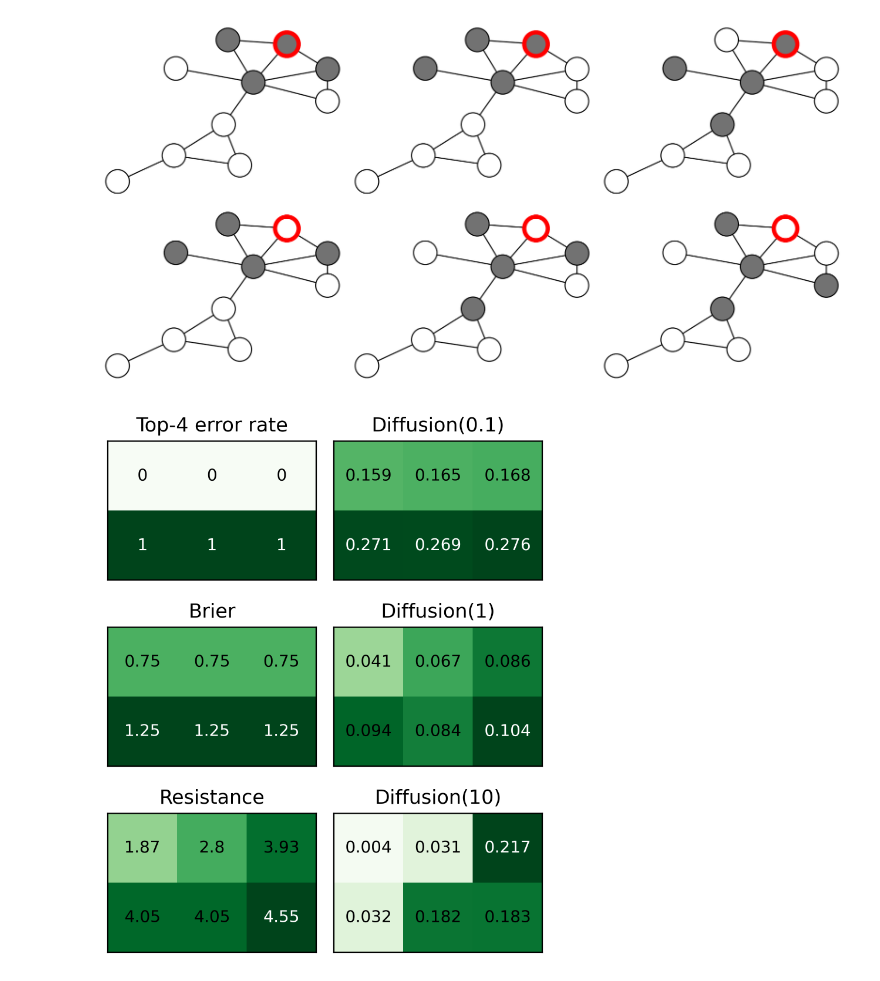
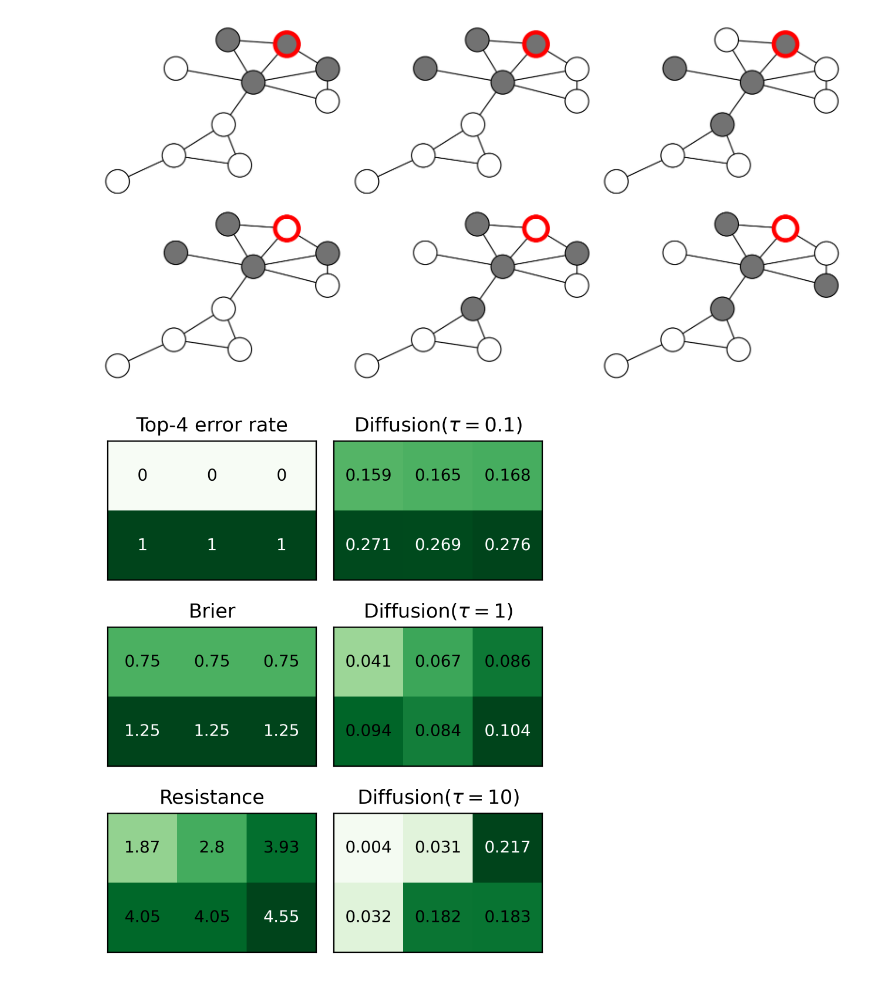
Before and after one commit to lo-hfk/proper-graph-scoring-rules, a Jupyter notebook: examples/NodeSelectionExamples_AbstractNetSci26.ipynb, the cells around one changed output. Cells and saved outputs as stored; diff of their text form; code cells hidden in the pictures.

Commit message:
improved netsci plot

```diff
--- a/examples/NodeSelectionExamples_AbstractNetSci26.ipynb
+++ b/examples/NodeSelectionExamples_AbstractNetSci26.ipynb
@@ -439,6 +439,9 @@ for col in range(axs.shape[1]):
             param_str = ""
         else:
             method_name = f"{name}_score"
+        if name in ["diffusion"]:
+            number = param_str[1:-1]
+            param_str = r'($\tau=$' + number + ')'
         method_specs = str.capitalize(f"{name}{param_str}".replace(", positive", ""))
 
 
@@ -457,34 +460,34 @@ for col in range(axs.shape[1]):
 
         ax.imshow(data_no_inf, vmin=0, vmax=vmax, cmap="Greens")
 
         for i in range(data.shape[0]):
             for j in range(data.shape[1]):
                 val = data[i, j]
                 text_color = "white" if val / vmax > 0.9 else "black"
 
                 # Format to 3 significant digits, then truncate decimals if needed
                 formatted = f"{val:.3g}"
                 # Convert scientific notation like 1.23e+04 to 12300
                 if 'e' in formatted:
                     # Keep it as is for scientific notation
                     pass
                 else:
                     # Round to max 3 decimal places
                     formatted = f"{float(formatted):.3f}".rstrip('0').rstrip('.')
 
                 ax.text(j, i, formatted,
                          ha="center", va="center", color=text_color)
 
         ax.set_title(method_specs)
         ax.get_yaxis().set_visible(False)
         ax.get_xaxis().set_visible(False)
 
 plt.tight_layout()
 
 plt.savefig("images/toy_table_vert.pdf", format="pdf")
 plt.show()
 # %% [output]
-[figure, old version]
+[figure, new version]
 # %%
 fig, axs = plt.subplots(2, 3, figsize=(6, 3.5), dpi=400)
 
```
Also changed, not shown: parts of 2 cells of this notebook, 5 other files.
